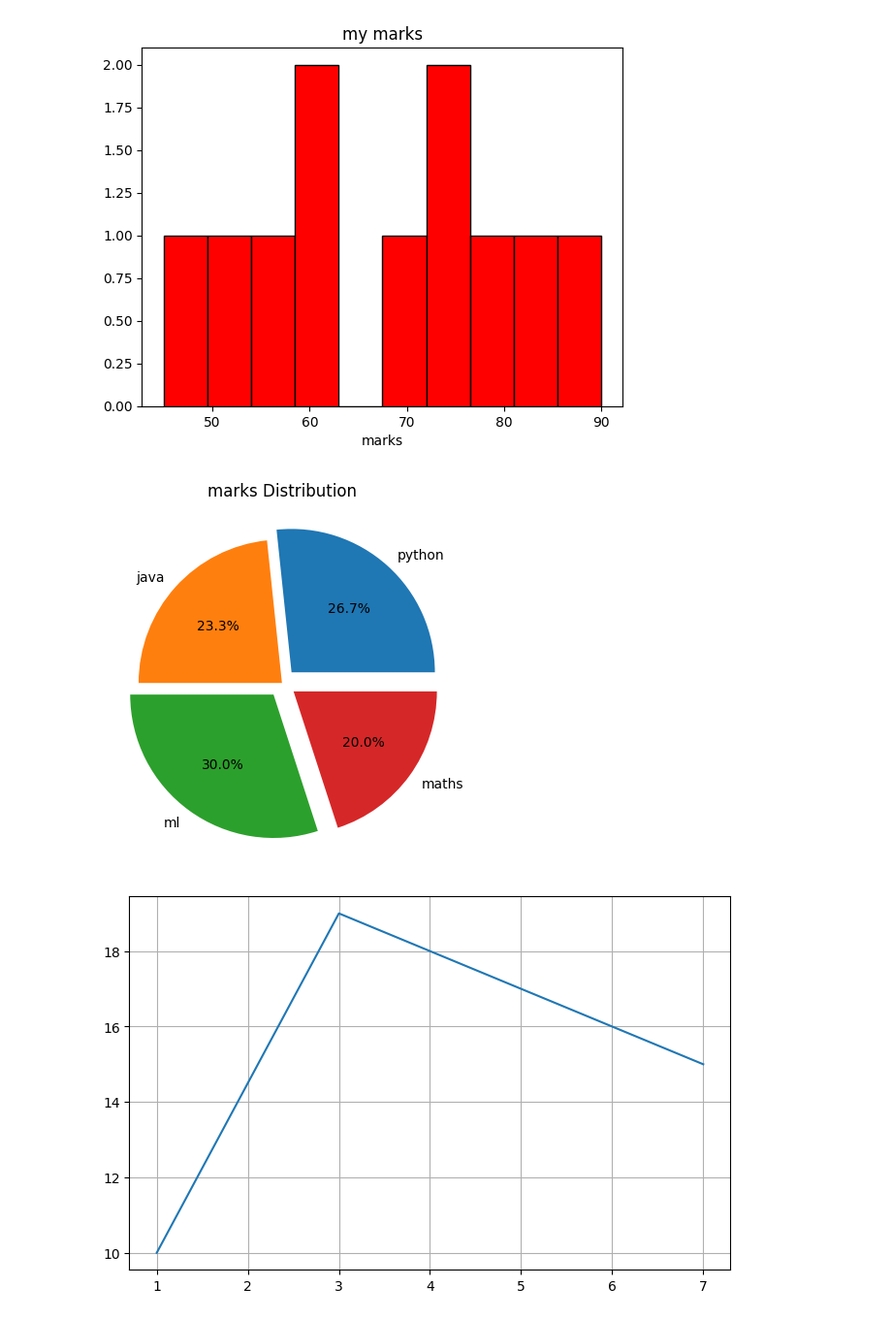
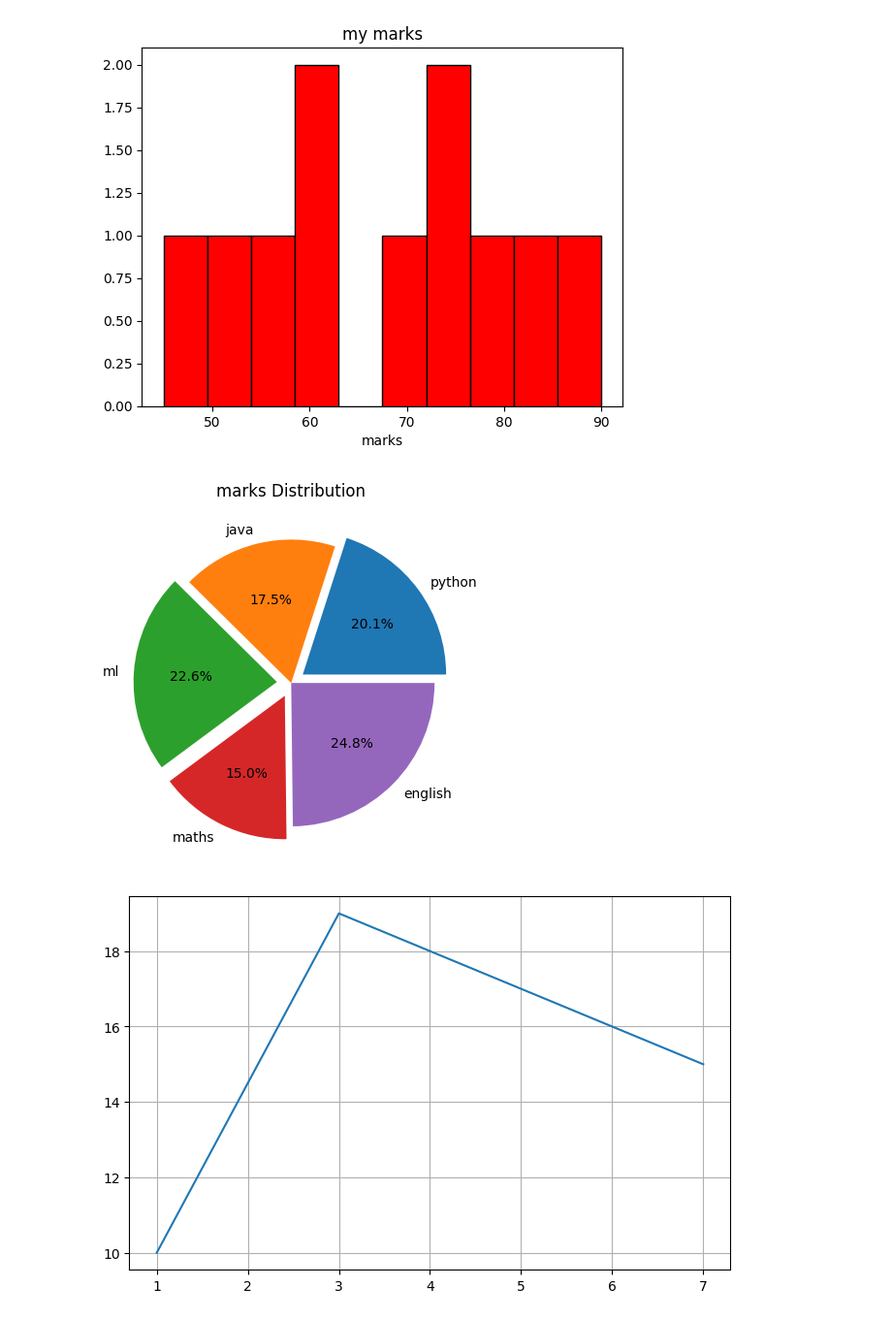
Before and after one commit to arunrajput1836-ui/data-visualization-, a Jupyter notebook: matplotlib.ipynb, the cells around one changed output. Shown at 97% size. Cells and saved outputs as stored; diff of their text form; code cells hidden in the pictures.

```diff
--- a/matplotlib.ipynb
+++ b/matplotlib.ipynb
@@ -74,14 +74,14 @@ plt.show()
 [figure]
 # %%
 import matplotlib.pyplot as plt
-subjects =[ "python","java","ml","maths"]
-marks = [80,70,90,60]
-explode =[0.1,0,0.1,0.1 ]
+subjects =[ "python","java","ml","maths","english"]
+marks = [80,70,90,60,99]
+explode =[0.1,0,0.1,0.1,0 ]
 plt.pie(marks,labels = subjects,explode =explode,autopct="%1.1f%%")
 plt.title("marks Distribution")
 plt.show()
 # %% [output]
-[figure, old version]
+[figure, new version]
 # %%
 import matplotlib.pyplot as plt
 x = [1,3,5,7]
```
